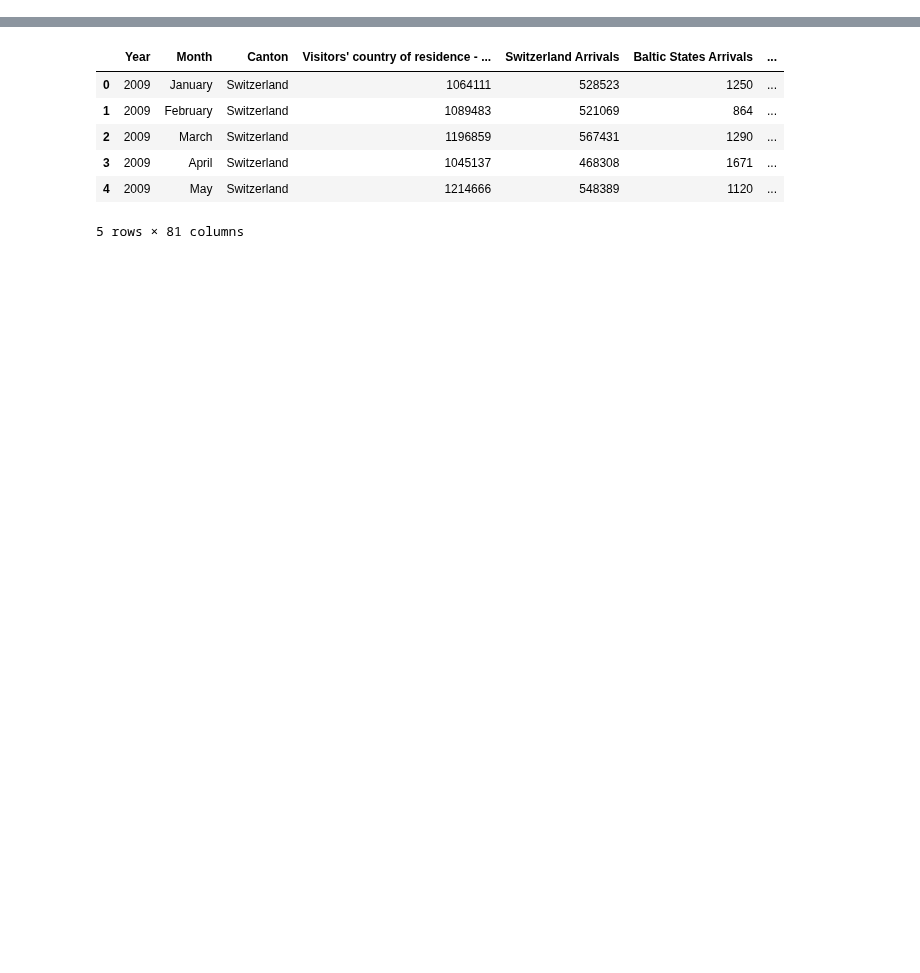
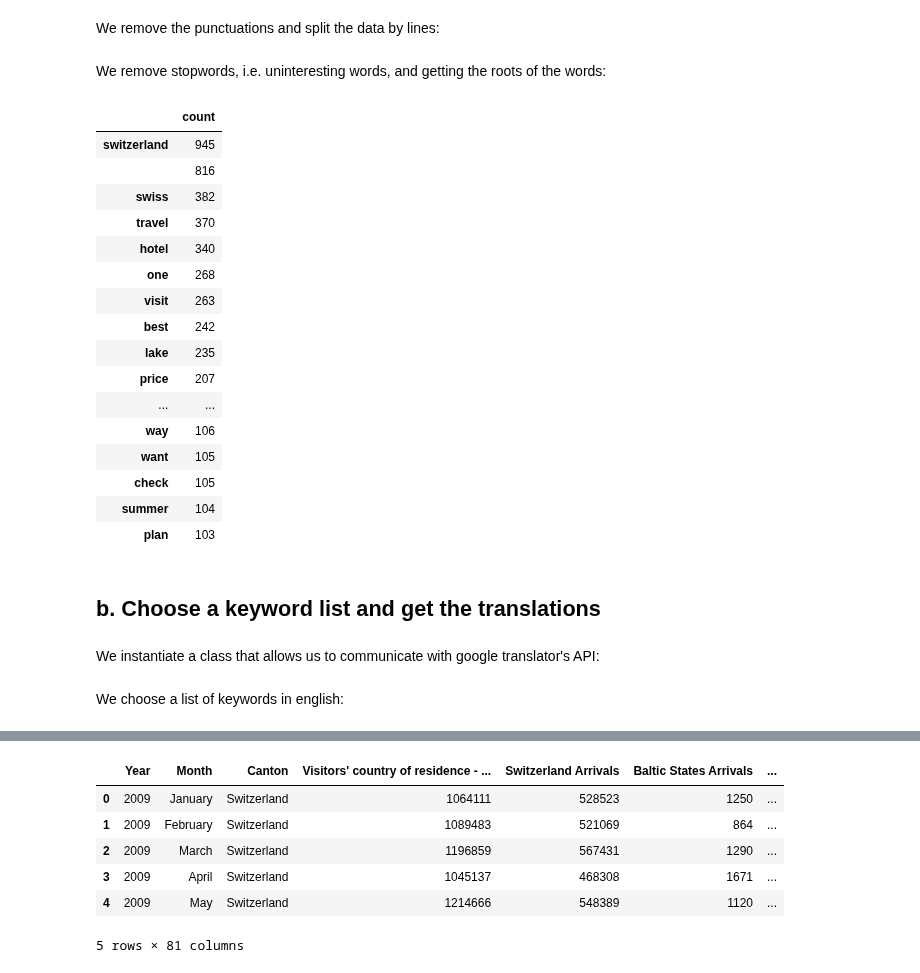
Before and after one commit to naayem/SwissHotelArrivalsPredictor, a Jupyter notebook: Project.ipynb, the cells around one changed output, grey strips where cells are left out. Saved outputs shown, nothing was run; the diff lists cells and outputs as text; code cells hidden in the pictures; blank space fills up the shorter version.

```diff
--- a/Project.ipynb
+++ b/Project.ipynb
@@ -14,0 +36,4 @@ ModuleNotFoundError: No module named 'folium'
+# %%
+f = open("./data/data.txt", "r")
+data = f.read()
+f.close()
@@ -14,0 +42,59 @@ ModuleNotFoundError: No module named 'folium'
+# %%
+def remove_punctuation(text):
+    no_punct=[words for words in text if words not in string.punctuation]
+    words_wo_punct=''.join(no_punct)
+    return words_wo_punct
+
+def tokenize(text):
+    split=re.split("\W+",text)
+    return split
+
+def count_words(text):
+    for word in text:
+        word_count[word]+=1
+    return None
+
+stopword = nltk.corpus.stopwords.words('english')
+ps = PorterStemmer()
+def remove_stopwords_plus_stem(text):
+    text=[ps.stem(word) for word in text if word not in stopword]
+    return text
+# %% [markdown]
+We remove the punctuations and split the data by lines:
+# %%
+df = pd.DataFrame([remove_punctuation(line) for line in data.split("\n") if line])
+df.columns = ["lines"]
+df['lines']=df['lines'].apply(lambda x: tokenize(x.lower()))
+# %% [markdown]
+We remove stopwords, i.e. uninteresting words, and getting the roots of the words:
+# %%
+df['lines'] = df['lines'].apply(lambda x: remove_stopwords_plus_stem(x))
+# %%
+word_count = defaultdict(int)
+
+df["lines"].apply(lambda x: count_words(x))
+word_count = {k: v for k, v in sorted(word_count.items(), key=lambda item: item[1], reverse=True)}
+word_count_df = pd.DataFrame(word_count, index=["count"]).transpose().head(50)
+word_count_df
+# %% [output]
+|  | count |
+| switzerland | 945 |
+|  | 816 |
+| swiss | 382 |
+| travel | 370 |
+| hotel | 340 |
+| one | 268 |
+| visit | 263 |
+| best | 242 |
+| lake | 235 |
+| price | 207 |
+| ... | ... |
+| way | 106 |
+| want | 105 |
+| check | 105 |
+| summer | 104 |
+| plan | 103 |
+# %% [markdown]
+## b. Choose a keyword list and get the translations
+# %% [markdown]
+We instantiate a class that allows us to communicate with google translator's API:
@@ -14,0 +103,2 @@ ModuleNotFoundError: No module named 'folium'
+# %% [markdown]
+We choose a list of keywords in english:
```
Also changed, not shown: parts of 37 cells of this notebook, 1 other file.
